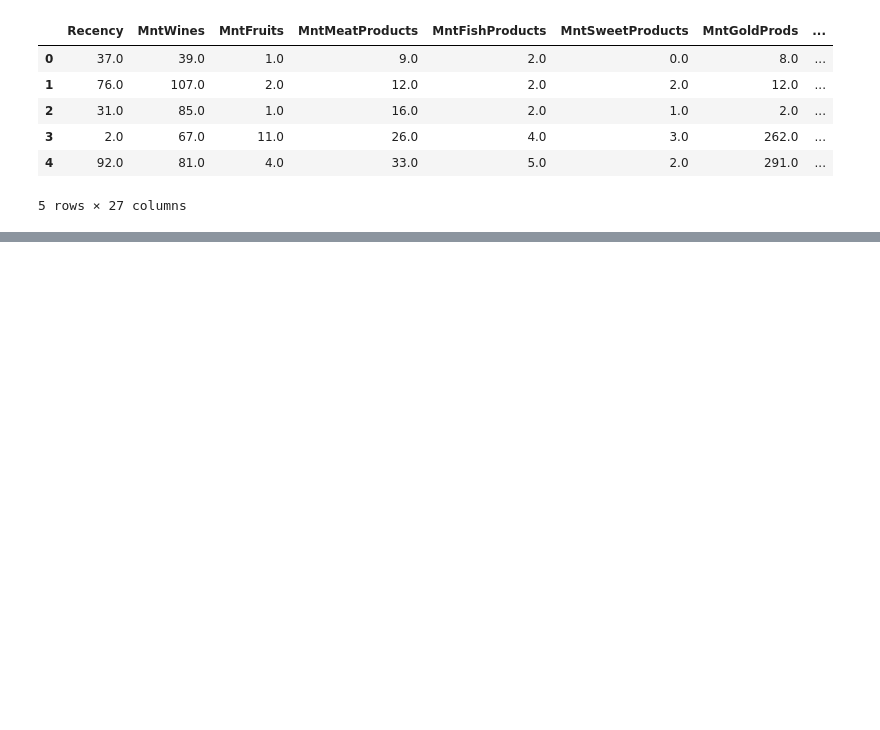
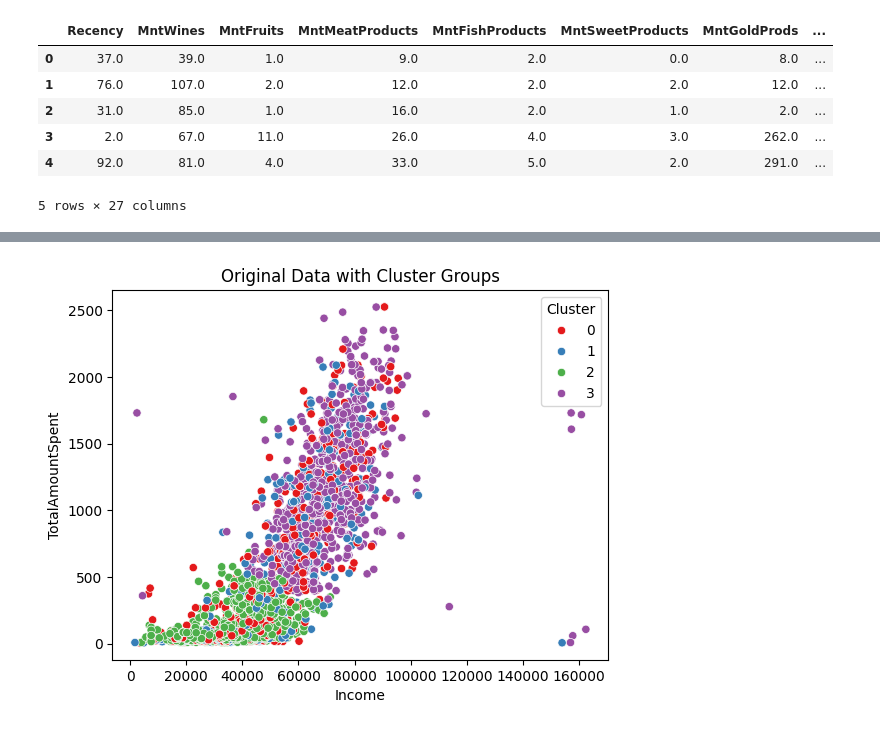
Before and after one commit to crudek-data/marketing-data-analysis, a Jupyter notebook: 2_customer_clustering.ipynb, the cells around one changed output, grey strips where cells are left out. Drawn from its saved outputs; the diff is of its cells as text; code cells hidden in the pictures; blank space fills up the shorter version.

```diff
--- a/2_customer_clustering.ipynb
+++ b/2_customer_clustering.ipynb
@@ -61,0 +309,16 @@ df.head()
+# %%
+df5 = df2.copy()
+
+# add new groups back to original, untransformed data
+df5['Cluster'] = final_kmeans.labels_
+# %%
+# Now you can visualize your original data with the new 'Cluster' column
+import seaborn as sns
+import matplotlib.pyplot as plt
+
+# Example visualization
+sns.scatterplot(data=df5, x='Income', y='TotalAmountSpent', hue='Cluster', palette='Set1')
+plt.title('Original Data with Cluster Groups')
+plt.show()
+# %% [output]
+[figure, added]
```
Also changed, not shown: parts of 17 cells of this notebook, 1 other file.
